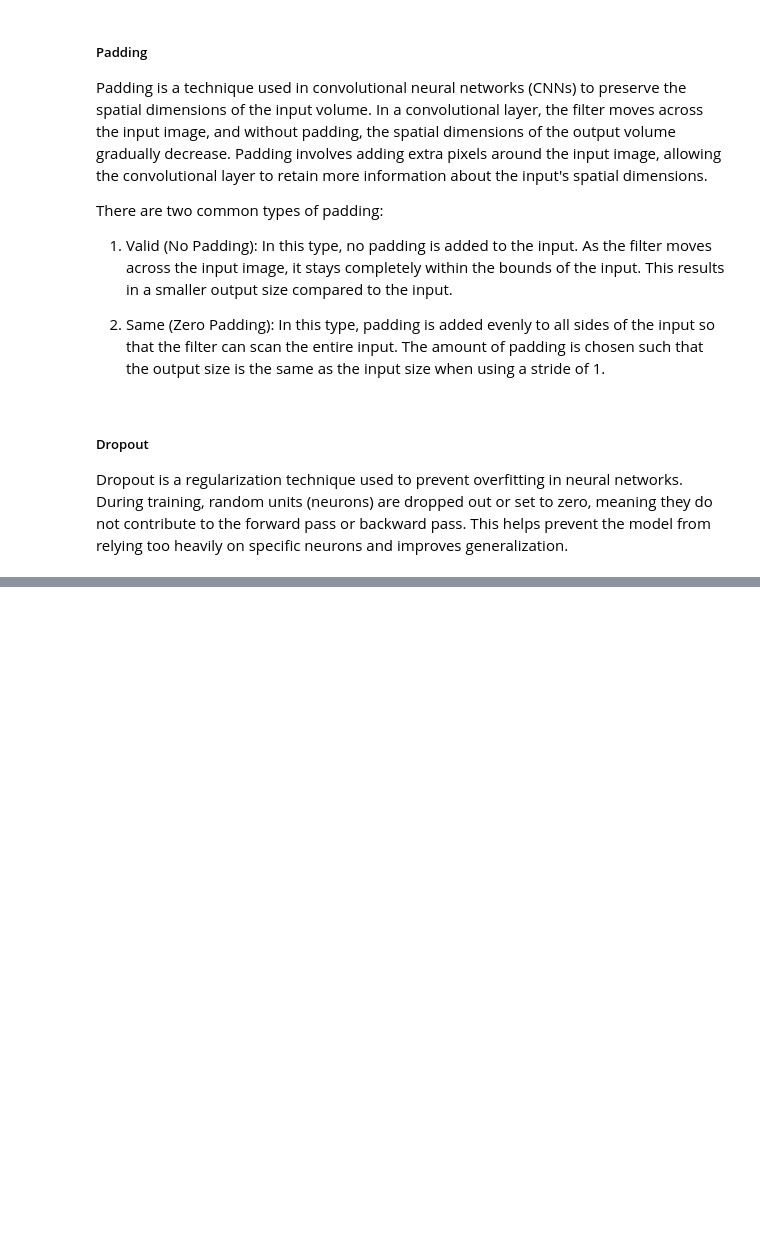
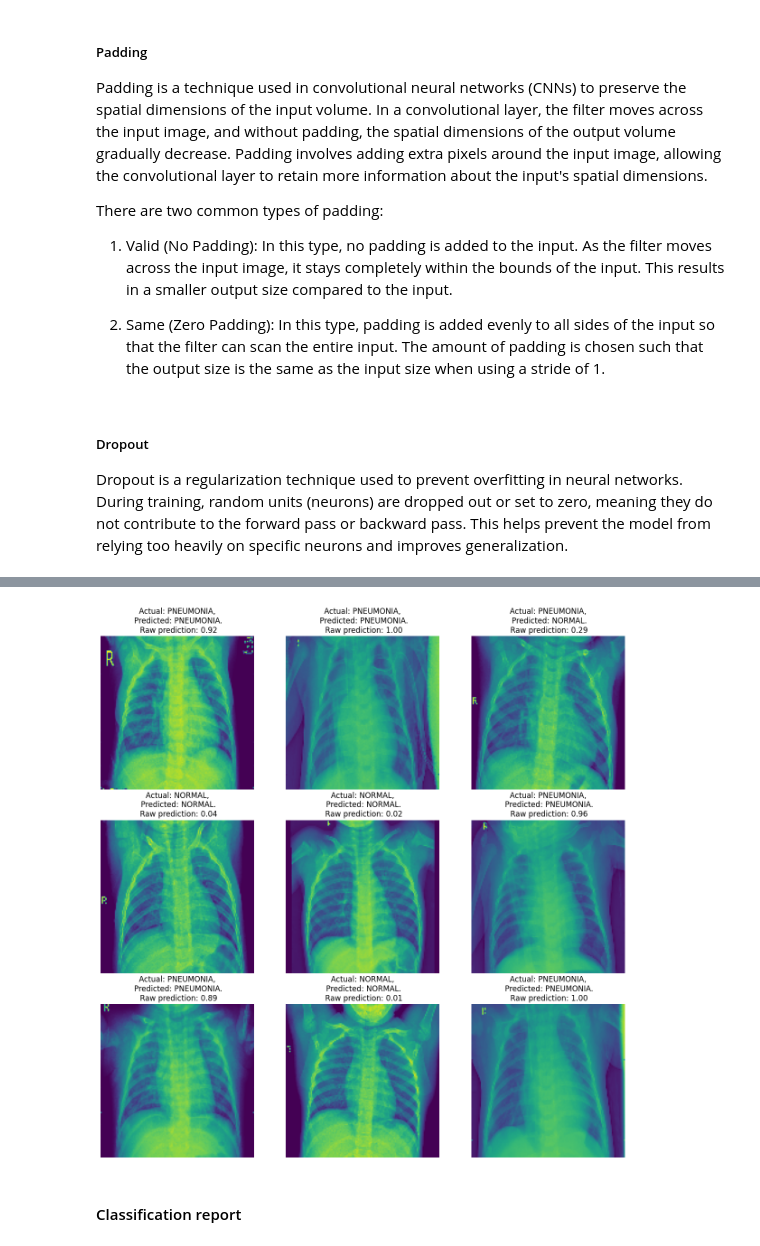
Before and after one commit to mafaves/AI-projects, a Jupyter notebook: image_dataset/Chest_X-Ray_Images_Pneumonia/chest_x_ray_pneumonia.ipynb, the cells around one changed output, grey strips where cells are left out. Drawn from its saved outputs; the diff is of its cells as text; code cells hidden in the pictures; blank space fills up the shorter version.

```diff
--- a/image_dataset/Chest_X-Ray_Images_Pneumonia/chest_x_ray_pneumonia.ipynb
+++ b/image_dataset/Chest_X-Ray_Images_Pneumonia/chest_x_ray_pneumonia.ipynb
@@ -467,0 +674,14 @@ Dropout is a regularization technique used to prevent overfitting in neural netw
+# %%
+plt.figure(figsize=(15, 15))
+for images, labels in test_ds.take(1):
+    for i in range(9):
+        ax = plt.subplot(3, 3, i + 1)
+        plt.imshow(images[i].numpy().astype("uint8"))
+
+        predicted_class, raw_prediction = predict(model4, images[i].numpy())
+        actual_class = class_names[labels[i]]
+
+        plt.title(f"Actual: {actual_class},\n Predicted: {predicted_class}.\n Raw prediction: {raw_prediction:.2f}")
+
+        plt.axis("off")
+# %% [output]
@@ -467,0 +697,3 @@ Dropout is a regularization technique used to prevent overfitting in neural netw
+[figure, added]
+# %% [markdown]
+#### Classification report
```
Also changed, not shown: parts of 45 cells of this notebook.
